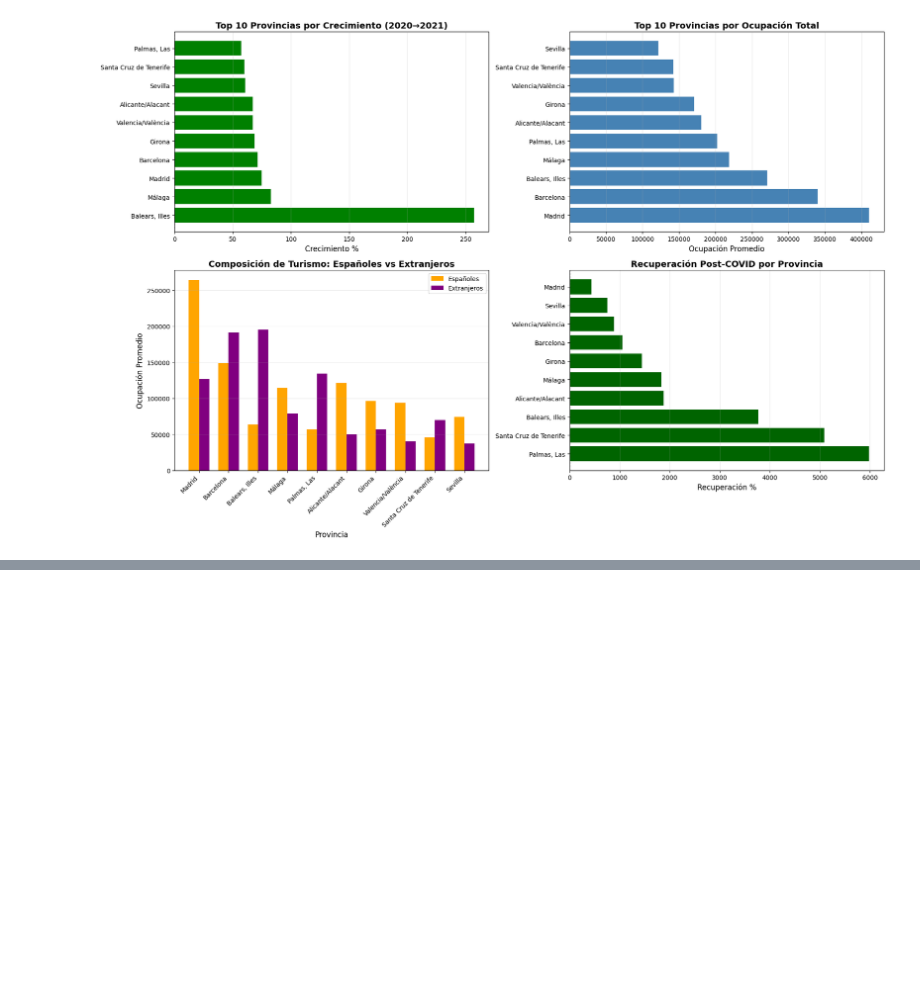
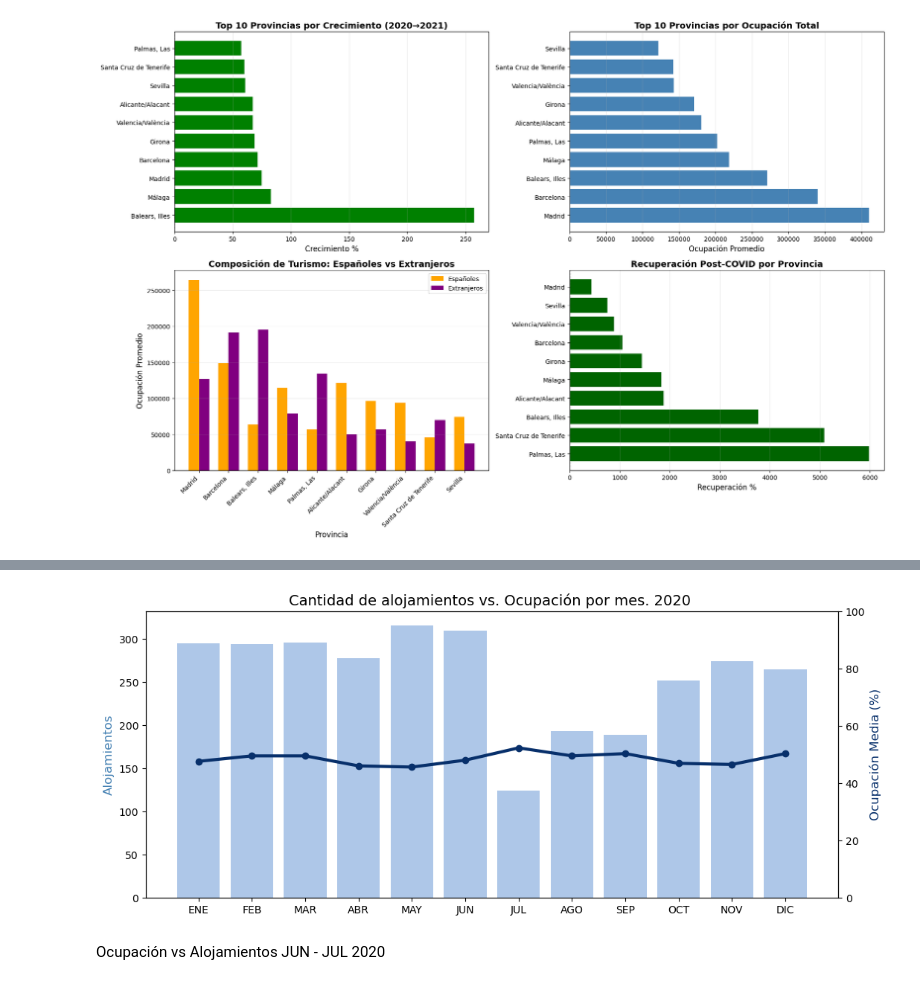
Before and after one commit to esrakesken/turismo-espana-it-academy, a Jupyter notebook: Scripts/MesesDeVisitas11022026.ipynb, the cells around one changed output, grey strips where cells are left out. Saved outputs shown, nothing was run; the diff lists cells and outputs as text; code cells hidden in the pictures; blank space fills up the shorter version.

Commit message:
actualización meses de visita

```diff
--- a/Scripts/MesesDeVisitas11022026.ipynb
+++ b/Scripts/MesesDeVisitas11022026.ipynb
@@ -7,6 +7,9 @@ import os
 # %%
 ruta = os.path.join("..", 'Data', 'INEMesesDeVisitasClean11022026.csv')
 df_ine = pd.read_csv(ruta, sep=";")
+
+ruta2 = os.path.join("..", 'Data', 'TouristAccommodationClean02022026.csv')
+df = pd.read_csv(ruta2, sep=None, engine='python', encoding='latin1')
 # %%
 df_ine.columns
 # %% [output]
@@ -467,0 +503,15 @@ plt.show()
+# %%
+# 1. Agrupamos por mes para tener la foto general de la empresa
+tabla_ejecutiva = df_2020.groupby('month_num').agg(
+    Oferta_Total=('unique_id', 'count'),
+    Ocupacion_Media=('ocupacion_%', 'mean')
+).reset_index()
+
+# 2. Añadimos el nombre del mes
+meses_nombres = ['ENE', 'FEB', 'MAR', 'ABR', 'MAY', 'JUN', 'JUL', 'AGO', 'SEP', 'OCT', 'NOV', 'DIC']
+tabla_ejecutiva['Mes'] = meses_nombres
+
+# 3. Formateamos para que quede limpia
+tabla_ejecutiva = tabla_ejecutiva[['Mes', 'Oferta_Total', 'Ocupacion_Media']].round(1)
+
+print(tabla_ejecutiva)
@@ -467,0 +532,21 @@ plt.show()
+# %%
+
+fig, ax1 = plt.subplots(figsize=(12, 5))
+
+# Barras para la Oferta Total
+color_barras = '#AEC7E8'
+ax1.bar(tabla_ejecutiva['Mes'], tabla_ejecutiva['Oferta_Total'], color=color_barras, label='Oferta (Nº Pisos)')
+ax1.set_ylabel('Alojamientos', color='steelblue', fontsize=12)
+
+# Línea para la Ocupación Proxy
+ax2 = ax1.twinx()
+ax2.plot(tabla_ejecutiva['Mes'], tabla_ejecutiva['Ocupacion_Media'], color='#08306B', marker='o', linewidth=3, label='Ocupación %')
+ax2.set_ylabel('Ocupación Media (%)', color='#08306B', fontsize=12)
+ax2.set_ylim(0, 100) # Importante para ver la realidad del 52%
+
+plt.title('Cantidad de alojamientos vs. Ocupación por mes. 2020 ', fontsize=14)
+plt.show()
+# %% [output]
+[figure, added]
+# %% [markdown]
+Ocupación vs Alojamientos JUN - JUL 2020
```
Also changed, not shown: parts of 6 cells of this notebook.
